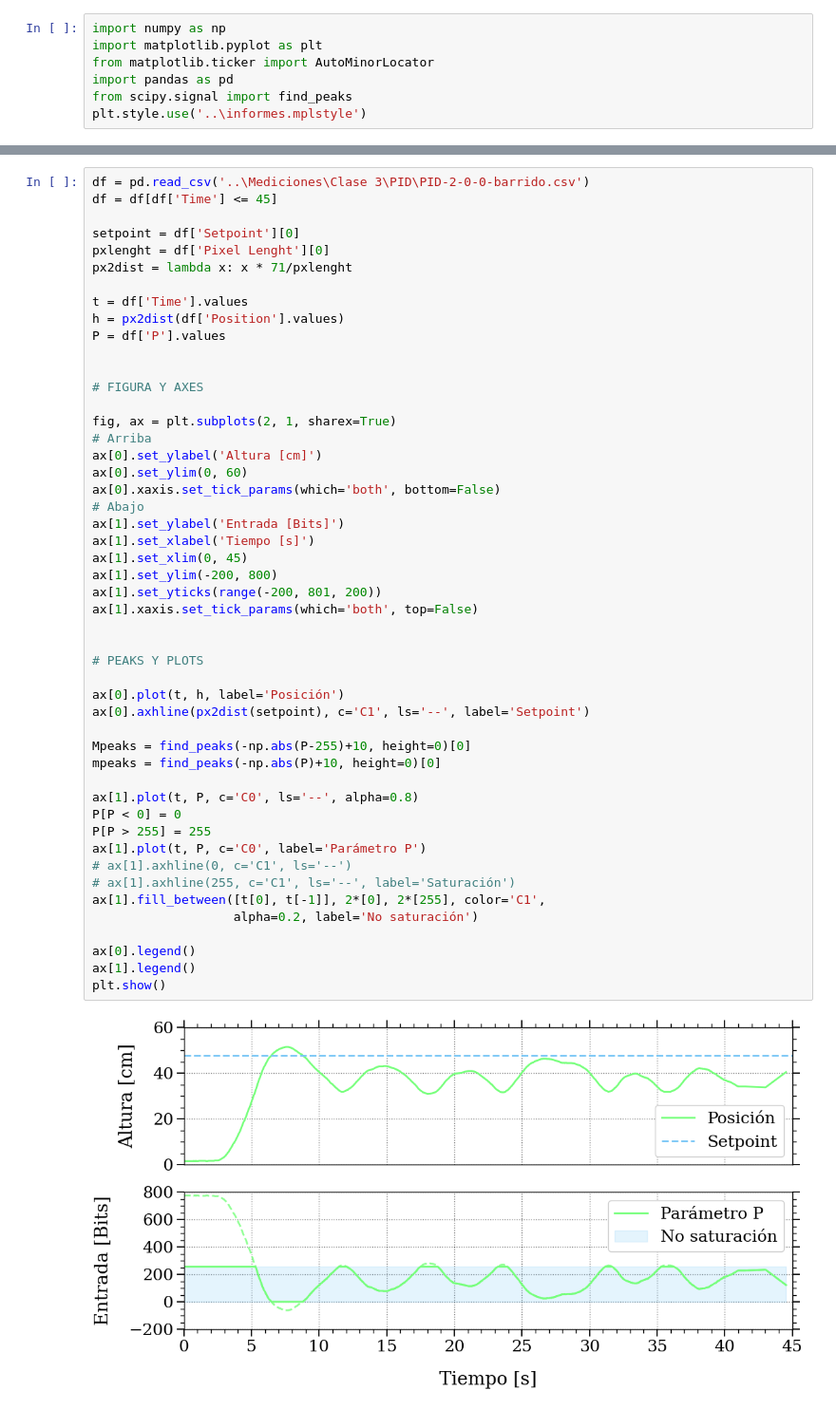
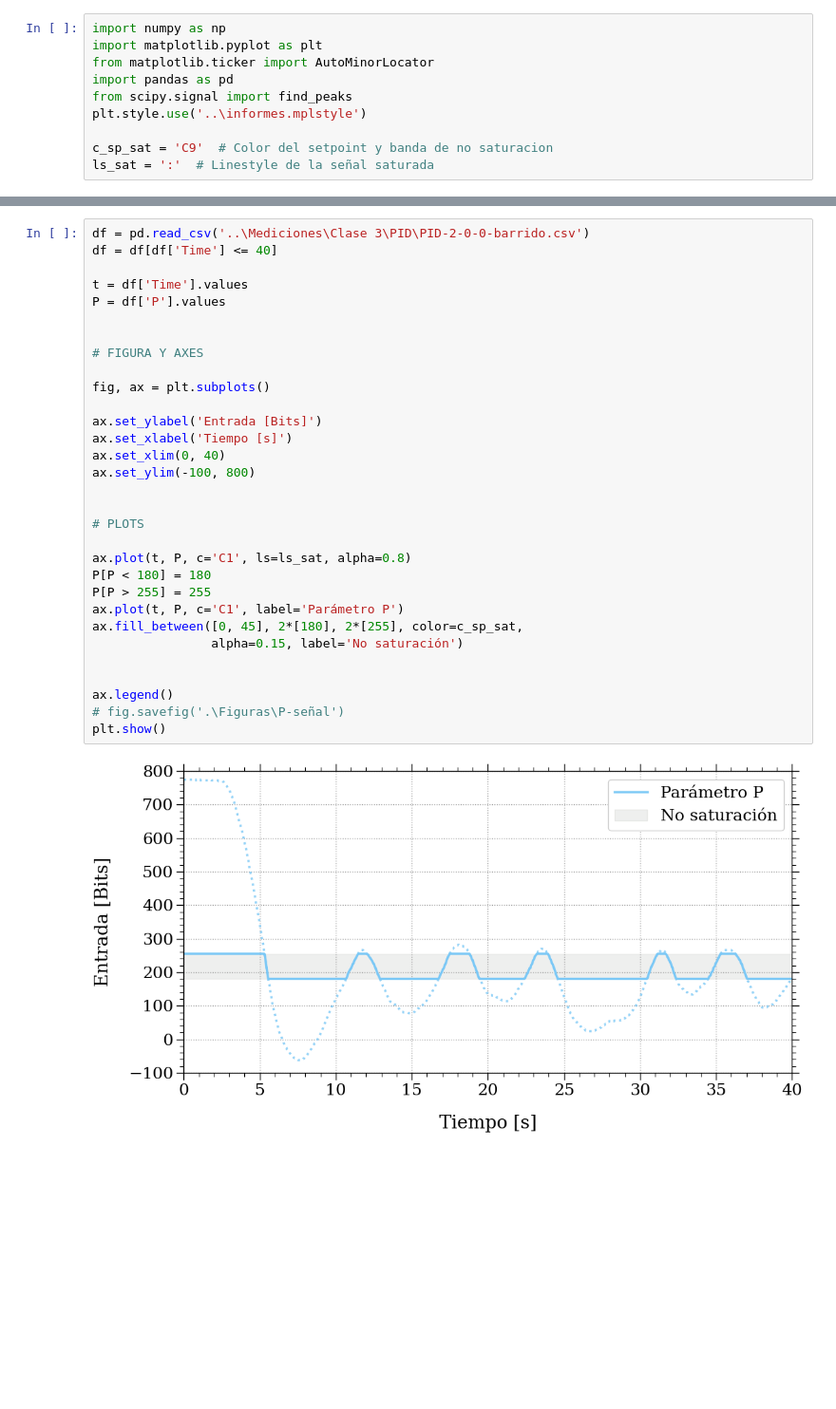
Before and after one commit to Martin-Palomeque/PID, a Jupyter notebook: Entregas/figuras_informe.ipynb, the cells around one changed output, grey strips where cells are left out. Shown at 95% size. Saved outputs shown, nothing was run; the diff lists cells and outputs as text; blank space fills up the shorter version.

Commit message:
Termino figuras informes

```diff
--- a/Entregas/figuras_informe.ipynb
+++ b/Entregas/figuras_informe.ipynb
@@ -5,4 +5,7 @@ from matplotlib.ticker import AutoMinorLocator
 import pandas as pd
 from scipy.signal import find_peaks
 plt.style.use('..\informes.mplstyle')
+
+c_sp_sat = 'C9'  # Color del setpoint y banda de no saturacion
+ls_sat = ':'  # Linestyle de la señal saturada
 # %% [markdown]
@@ -10,51 +48,33 @@ P
 # %%
 df = pd.read_csv('..\Mediciones\Clase 3\PID\PID-2-0-0-barrido.csv')
-df = df[df['Time'] <= 45]
-
-setpoint = df['Setpoint'][0]
-pxlenght = df['Pixel Lenght'][0]
-px2dist = lambda x: x * 71/pxlenght
+df = df[df['Time'] <= 40]
 
 t = df['Time'].values
-h = px2dist(df['Position'].values)
 P = df['P'].values
 
 
 # FIGURA Y AXES
 
-fig, ax = plt.subplots(2, 1, sharex=True)
-# Arriba
-ax[0].set_ylabel('Altura [cm]')
-ax[0].set_ylim(0, 60)
-ax[0].xaxis.set_tick_params(which='both', bottom=False)
-# Abajo
-ax[1].set_ylabel('Entrada [Bits]')
-ax[1].set_xlabel('Tiempo [s]')
-ax[1].set_xlim(0, 45)
-ax[1].set_ylim(-200, 800)
-ax[1].set_yticks(range(-200, 801, 200))
-ax[1].xaxis.set_tick_params(which='both', top=False)
+fig, ax = plt.subplots()
+
+ax.set_ylabel('Entrada [Bits]')
+ax.set_xlabel('Tiempo [s]')
+ax.set_xlim(0, 40)
+ax.set_ylim(-100, 800)
 
 
-# PEAKS Y PLOTS
+# PLOTS
 
-ax[0].plot(t, h, label='Posición')
-ax[0].axhline(px2dist(setpoint), c='C1', ls='--', label='Setpoint')
+ax.plot(t, P, c='C1', ls=ls_sat, alpha=0.8)
+P[P < 180] = 180
+P[P > 255] = 255
+ax.plot(t, P, c='C1', label='Parámetro P')
+ax.fill_between([0, 45], 2*[180], 2*[255], color=c_sp_sat,
+                alpha=0.15, label='No saturación')
 
-Mpeaks = find_peaks(-np.abs(P-255)+10, height=0)[0]
-mpeaks = find_peaks(-np.abs(P)+10, height=0)[0]
 
-ax[1].plot(t, P, c='C0', ls='--', alpha=0.8)
-P[P < 0] = 0
-P[P > 255] = 255
-ax[1].plot(t, P, c='C0', label='Parámetro P')
-# ax[1].axhline(0, c='C1', ls='--')
-# ax[1].axhline(255, c='C1', ls='--', label='Saturación')
-ax[1].fill_between([t[0], t[-1]], 2*[0], 2*[255], color='C1',
-                   alpha=0.2, label='No saturación')
-
-ax[0].legend()
-ax[1].legend()
+ax.legend()
+# fig.savefig('.\Figuras\P-señal')
 plt.show()
 # %% [output]
-[figure, old version]
+[figure, new version]
```
Also changed, not shown: parts of 14 cells of this notebook, 3 other files.
